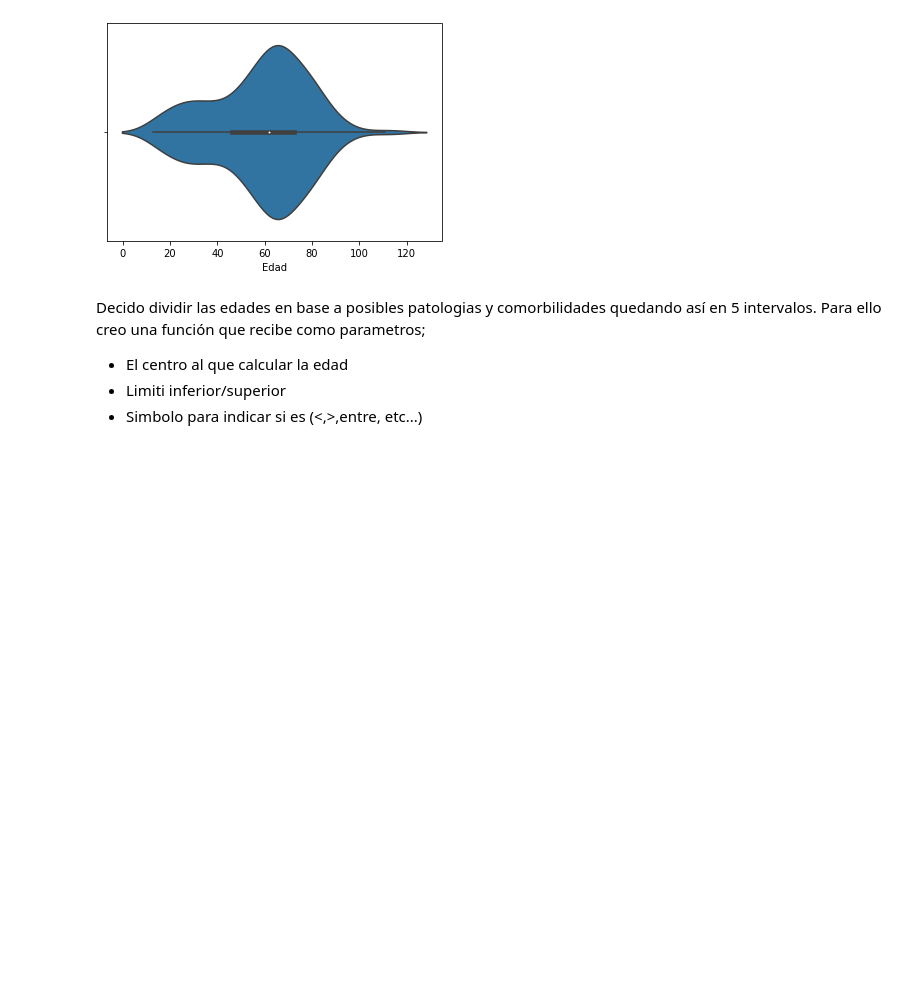
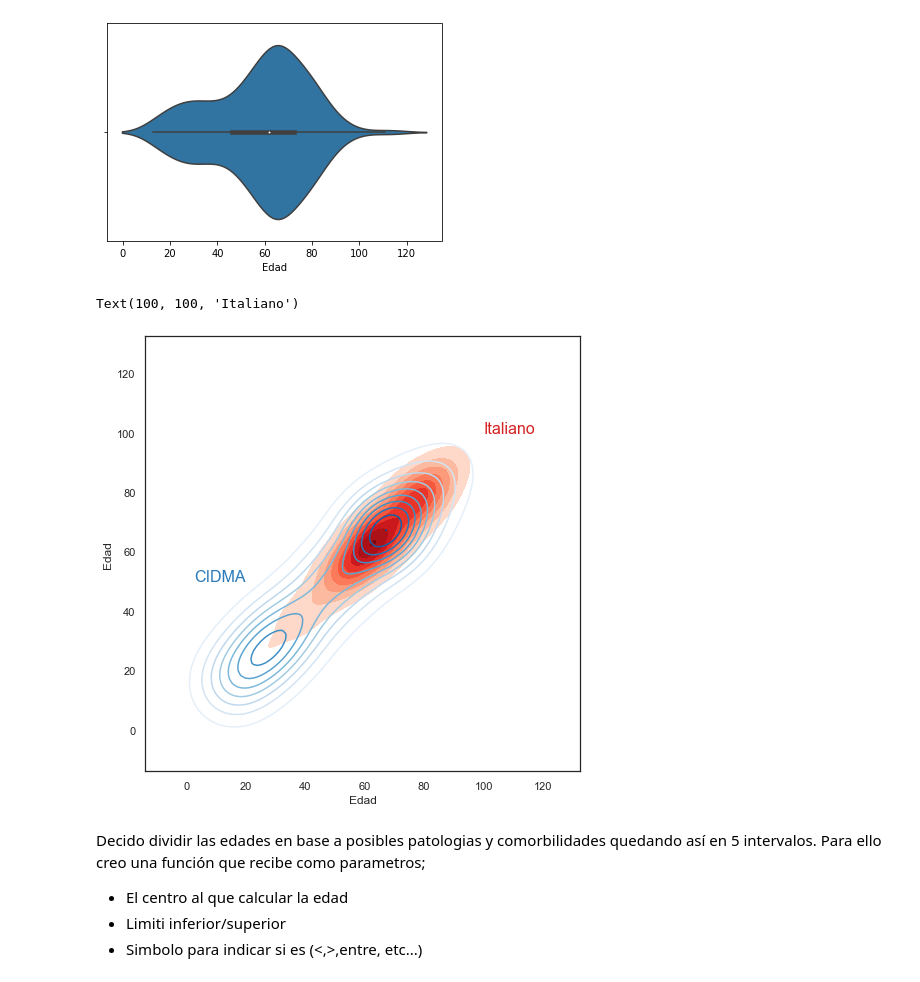
Before and after one commit to Hermenegildo12/Capsula_endoscopia, a Jupyter notebook: Capsula.ipynb, the cells around one changed output. Cells and saved outputs as stored; diff of their text form; code cells hidden in the pictures; blank space fills up the shorter version.

Commit message:
016 Gráfica de distribución edad con seaborn

```diff
--- a/Capsula.ipynb
+++ b/Capsula.ipynb
@@ -247,6 +250,25 @@ sns.violinplot("Edad", hue="Sexo", data=datos, split=True)
 # %% [output]
 <matplotlib.axes._subplots.AxesSubplot at 0x...>
 [figure]
+# %%
+d=datos[datos["Médico"]==0]
+c=datos[datos["Médico"]==1]
+# %%
+f, ax = plt.subplots(figsize=(8, 8))
+ax.set_aspect("equal")
+ax = sns.kdeplot(c.Edad, c.Edad,
+                 cmap="Reds", shade=True, shade_lowest=False)
+ax = sns.kdeplot(d.Edad, d.Edad,
+                 cmap="Blues", shade=False, shade_lowest=False)
+
+# Add labels to the plot
+red = sns.color_palette("Reds")[-2]
+blue = sns.color_palette("Blues")[-2]
+ax.text(2.5, 50, "CIDMA", size=16, color=blue)
+ax.text(100, 100, "Italiano", size=16, color=red)
+# %% [output]
+Text(100, 100, 'Italiano')
+[figure, added]
 # %% [markdown]
 Decido dividir las edades en base a posibles patologias y comorbilidades quedando así en 5 intervalos.
 Para ello creo una función que recibe como parametros;
```
Also changed, not shown: parts of 8 cells of this notebook, 1 other file.
